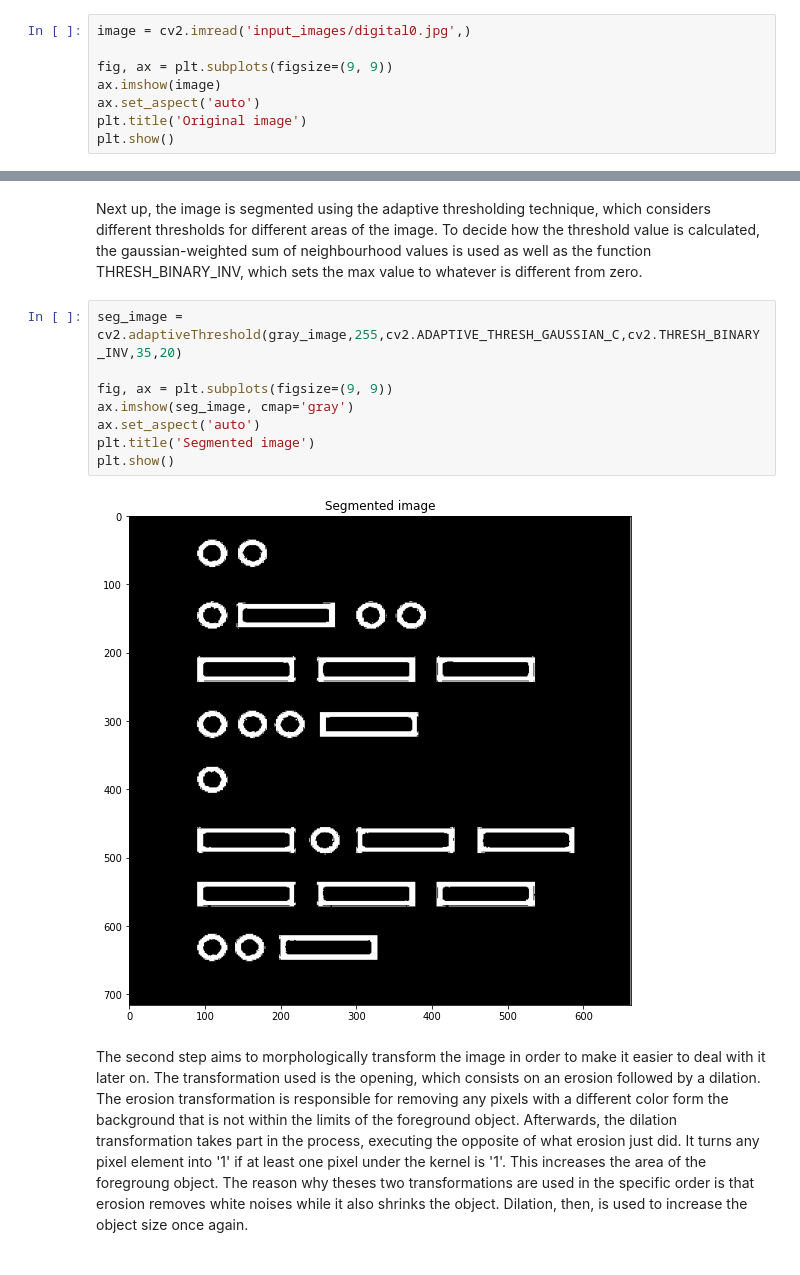
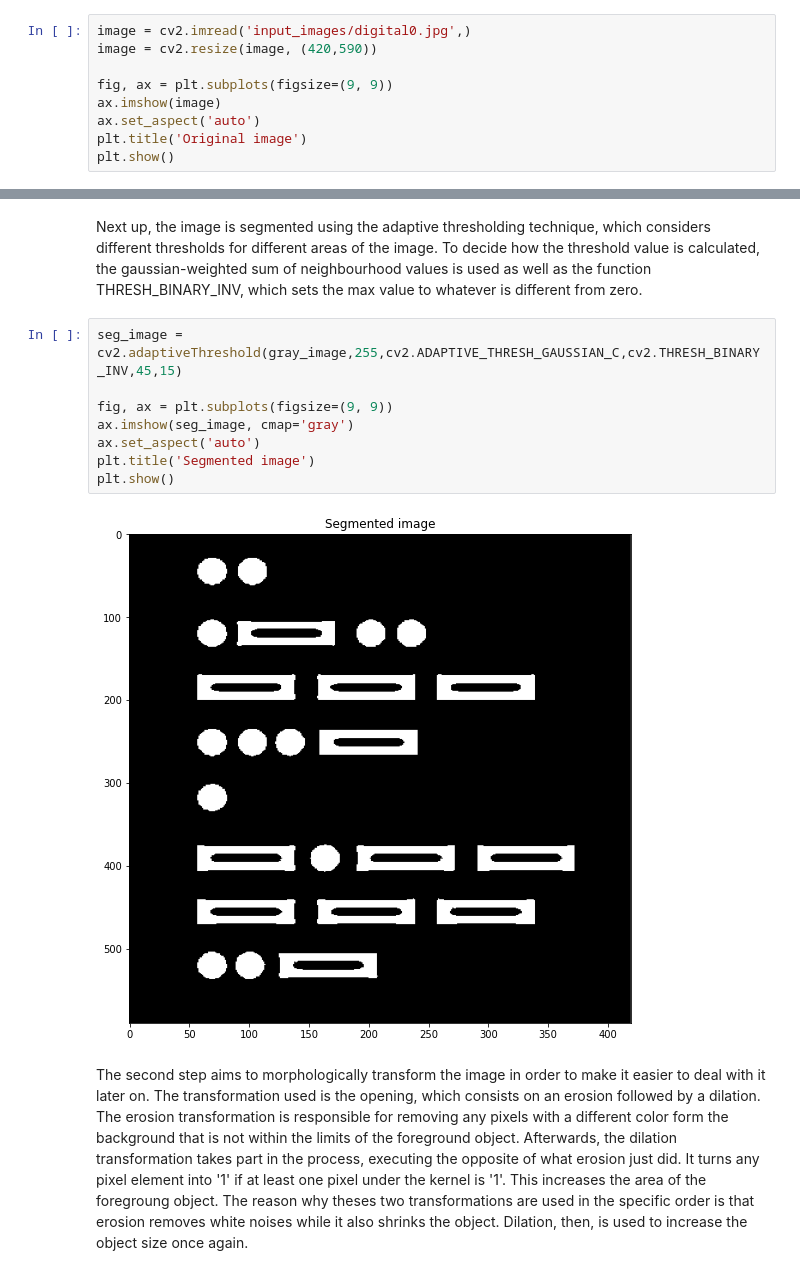
Before and after one commit to davidcairuz/image-processing-final-project, a Jupyter notebook: PartialReport.ipynb, the cells around one changed output, grey strips where cells are left out. Cells and saved outputs as stored; diff of their text form.

```diff
--- a/PartialReport.ipynb
+++ b/PartialReport.ipynb
@@ -15,6 +15,7 @@ import matplotlib.pyplot as plt
 debug = True
 # %%
 image = cv2.imread('input_images/digital0.jpg',)
+image = cv2.resize(image, (420,590))
 
 fig, ax = plt.subplots(figsize=(9, 9))
 ax.imshow(image)
@@ -38,15 +39,15 @@ plt.show()
 # %% [markdown]
 Next up, the image is segmented using the adaptive thresholding technique, which considers different thresholds for different areas of the image. To decide how the threshold value is calculated, the gaussian-weighted sum of neighbourhood values is used as well as the function THRESH_BINARY_INV, which sets the max value to whatever is different from zero.
 # %%
-seg_image = cv2.adaptiveThreshold(gray_image,255,cv2.ADAPTIVE_THRESH_GAUSSIAN_C,cv2.THRESH_BINARY_INV,35,20)
+seg_image = cv2.adaptiveThreshold(gray_image,255,cv2.ADAPTIVE_THRESH_GAUSSIAN_C,cv2.THRESH_BINARY_INV,45,15)
 
 fig, ax = plt.subplots(figsize=(9, 9))
 ax.imshow(seg_image, cmap='gray')
 ax.set_aspect('auto')
 plt.title('Segmented image')
 plt.show()
 # %% [output]
-[figure, old version]
+[figure, new version]
 # %% [markdown]
 The second step aims to morphologically transform the image in order to make it easier to deal with it later on. The transformation used is the opening, which consists on an erosion followed by a dilation. The erosion transformation is responsible for removing any pixels with a different color form the background that is not within the limits of the foreground object. Afterwards, the dilation transformation takes part in the process, executing the opposite of what erosion just did. It turns any pixel element into '1' if at least one pixel under the kernel is '1'. This increases the area of the foregroung object. The reason why theses two transformations are used in the specific order is that erosion removes white noises while it also shrinks the object. Dilation, then, is used to increase the object size once again.
 # %%
```
Also changed, not shown: parts of 11 cells of this notebook.
